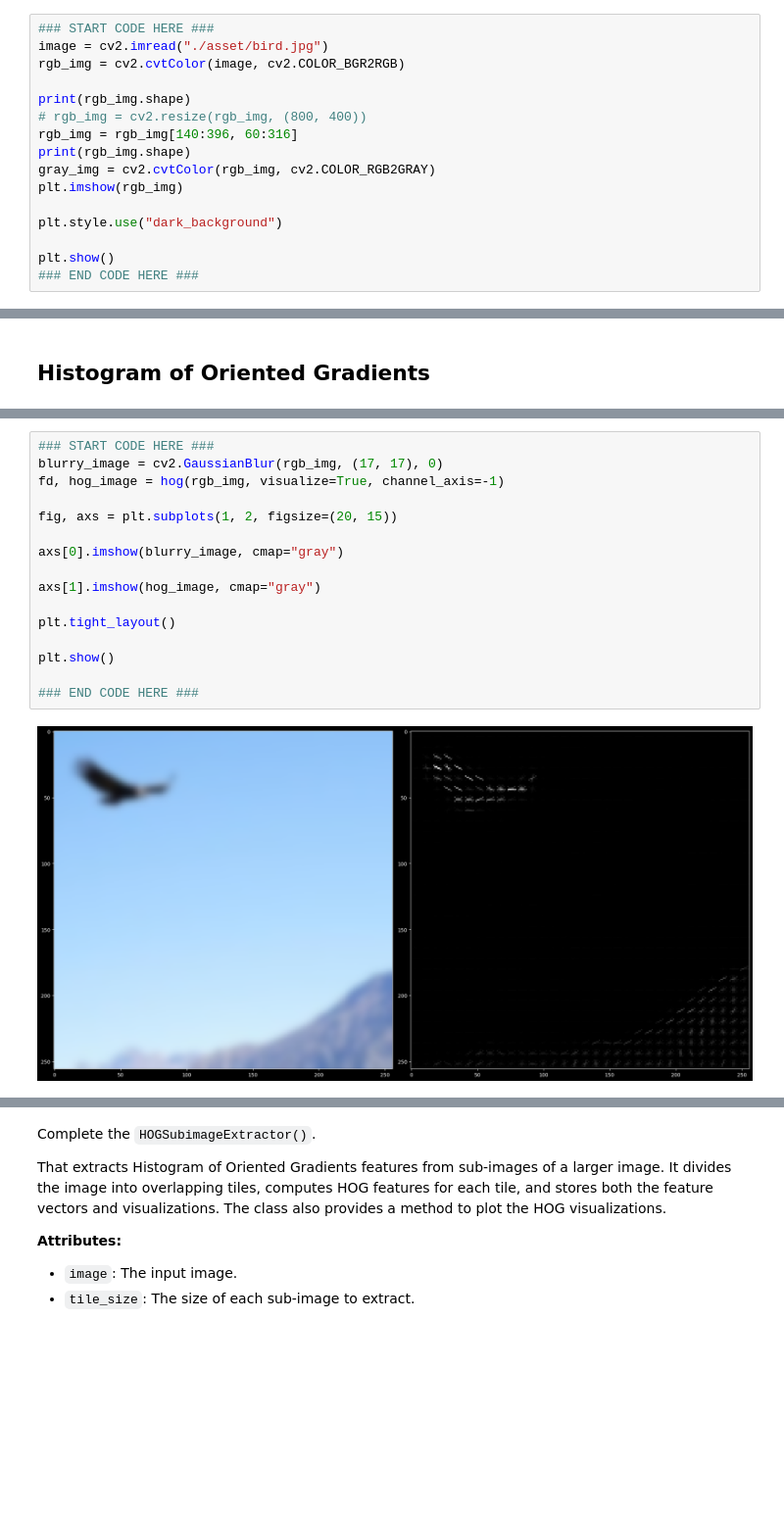
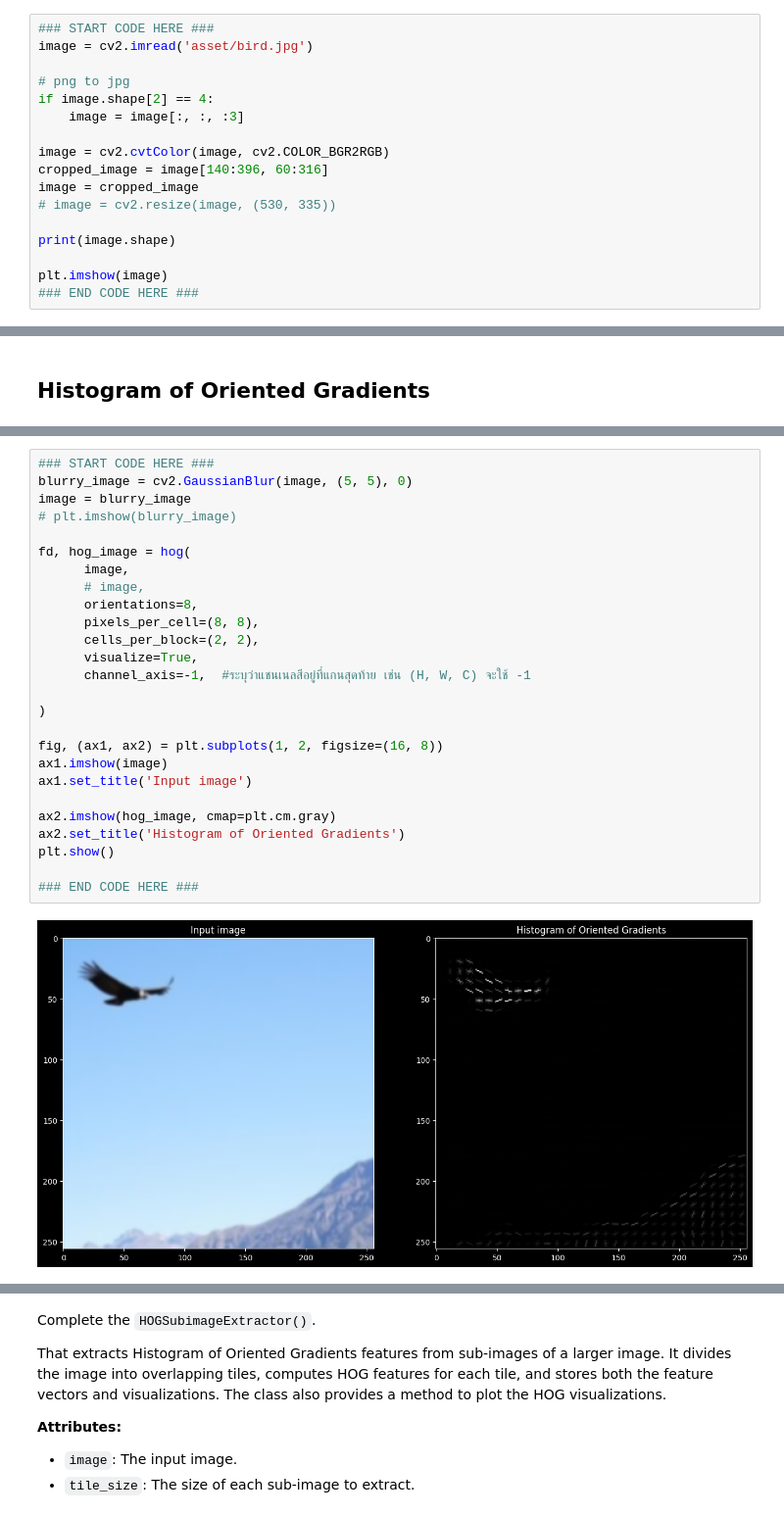
Before and after one commit to pomneii/Image-Processing, a Jupyter notebook: Lab3_Image-Segmentation/Lab3_Image Segmentation.ipynb, the cells around one changed output, grey strips where cells are left out. Shown at 98% size. Cells and saved outputs as stored; diff of their text form; blank space fills up the shorter version.

```diff
--- a/Lab3_Image-Segmentation/Lab3_Image Segmentation.ipynb
+++ b/Lab3_Image-Segmentation/Lab3_Image Segmentation.ipynb
@@ -26,18 +26,19 @@ from mpl_toolkits.axes_grid1 import ImageGrid
 ## Load Image
 # %%
 ### START CODE HERE ###
-image = cv2.imread("./asset/bird.jpg")
-rgb_img = cv2.cvtColor(image, cv2.COLOR_BGR2RGB)
+image = cv2.imread('asset/bird.jpg')
 
-print(rgb_img.shape)
-# rgb_img = cv2.resize(rgb_img, (800, 400))
-rgb_img = rgb_img[140:396, 60:316]
-print(rgb_img.shape)
-gray_img = cv2.cvtColor(rgb_img, cv2.COLOR_RGB2GRAY)
-plt.imshow(rgb_img)
+# png to jpg
+if image.shape[2] == 4:
+    image = image[:, :, :3]
 
-plt.style.use("dark_background")
+image = cv2.cvtColor(image, cv2.COLOR_BGR2RGB)
+cropped_image = image[140:396, 60:316]
+image = cropped_image
+# image = cv2.resize(image, (530, 335))
 
-plt.show()
+print(image.shape)
+
+plt.imshow(image)
 ### END CODE HERE ###
 # %% [output]
@@ -62,19 +63,29 @@ Blur the image then apply to the [`hog()`](<https://scikit-image.org/docs/stable
 </details>
 # %%
 ### START CODE HERE ###
-blurry_image = cv2.GaussianBlur(rgb_img, (17, 17), 0)
-fd, hog_image = hog(rgb_img, visualize=True, channel_axis=-1)
+blurry_image = cv2.GaussianBlur(image, (5, 5), 0)
+image = blurry_image
+# plt.imshow(blurry_image)
 
-fig, axs = plt.subplots(1, 2, figsize=(20, 15))
+fd, hog_image = hog(
+      image,
+      # image,
+      orientations=8,
+      pixels_per_cell=(8, 8),
+      cells_per_block=(2, 2),
+      visualize=True,
+      channel_axis=-1,  #ระบุว่าแชนเนลสีอยู่ที่แกนสุดท้าย เช่น (H, W, C) จะใช้ -1
 
-axs[0].imshow(blurry_image, cmap="gray")
+)
 
-axs[1].imshow(hog_image, cmap="gray")
+fig, (ax1, ax2) = plt.subplots(1, 2, figsize=(16, 8))
+ax1.imshow(image)
+ax1.set_title('Input image')
 
-plt.tight_layout()
-
+ax2.imshow(hog_image, cmap=plt.cm.gray)
+ax2.set_title('Histogram of Oriented Gradients')
 plt.show()
 
 ### END CODE HERE ###
 # %% [output]
-[figure, old version]
+[figure, new version]
```
Also changed, not shown: parts of 12 cells of this notebook.
